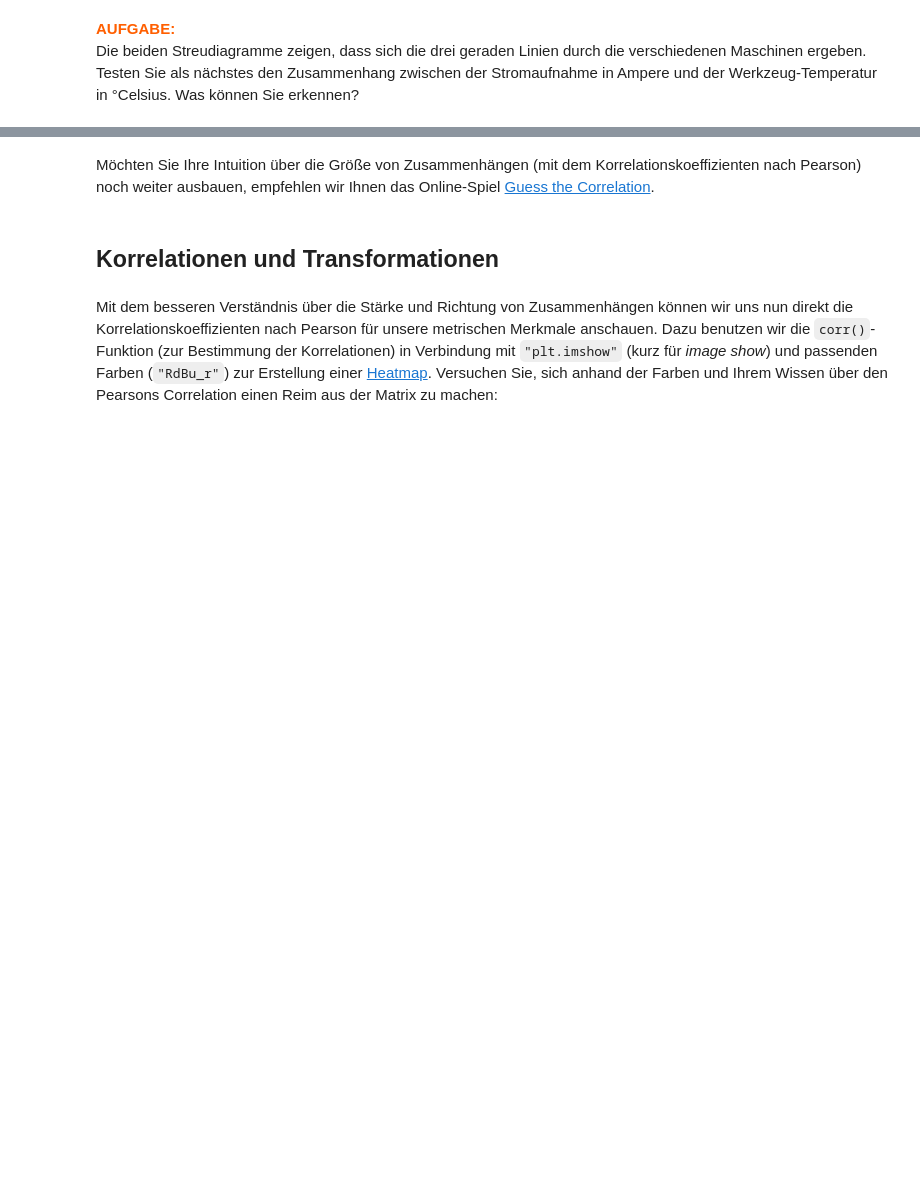
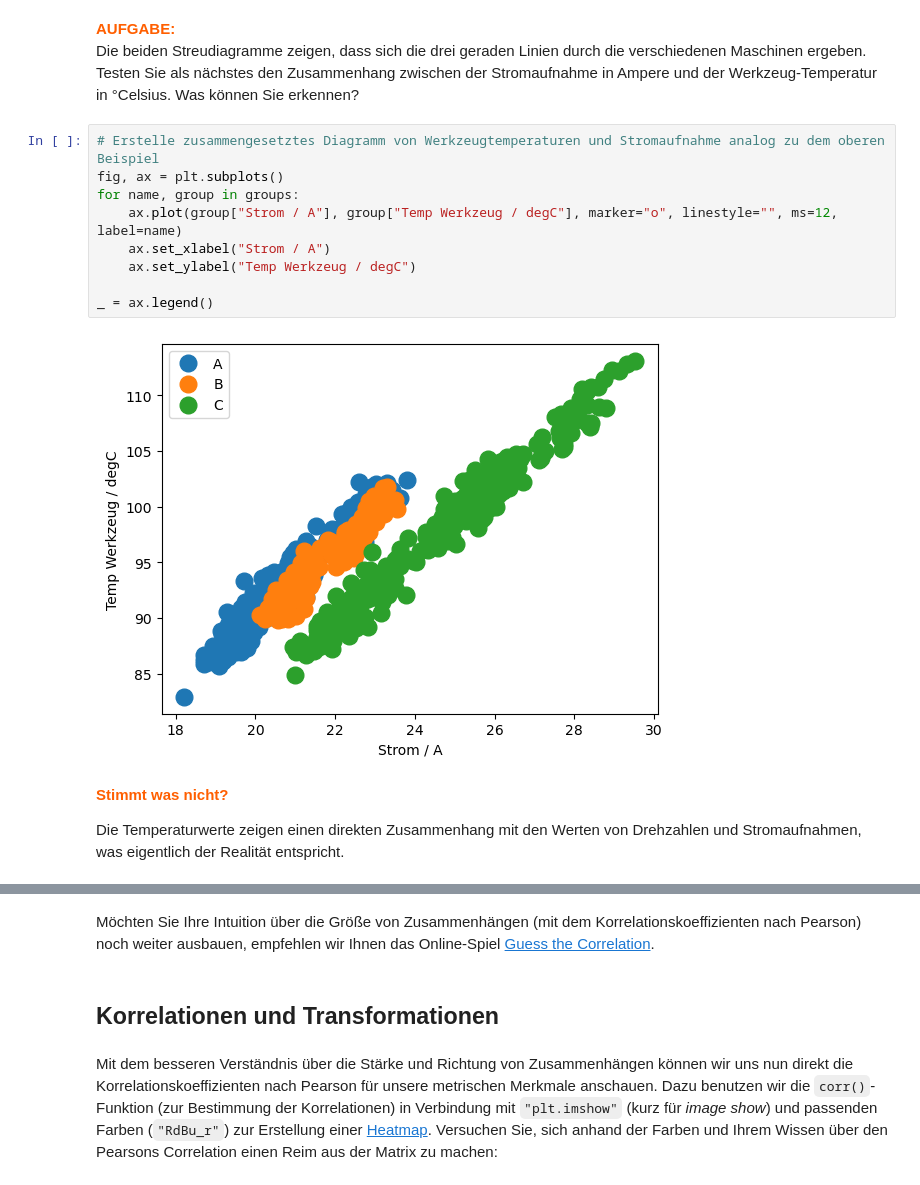
Before and after one commit to Robert35-dll/wikisys_exercise, a Jupyter notebook: 04/Datenexploration.ipynb, the cells around one changed output, grey strips where cells are left out. Saved outputs shown, nothing was run; the diff lists cells and outputs as text; blank space fills up the shorter version.

Commit message:
Completed the exercise Added more comments to previous tasks and created more diagrams for the rest

```diff
--- a/04/Datenexploration.ipynb
+++ b/04/Datenexploration.ipynb
@@ -159,5 +213,20 @@ _ = ax.legend()
 # %% [markdown]
 <span style="color:#FF5F00"><b>AUFGABE:</b></span><br>Die beiden Streudiagramme zeigen, dass sich die drei geraden Linien durch die verschiedenen Maschinen ergeben. Testen Sie als nächstes den Zusammenhang zwischen der Stromaufnahme in Ampere und der Werkzeug-Temperatur in °Celsius. Was können Sie erkennen?
+# %%
+# Erstelle zusammengesetztes Diagramm von Werkzeugtemperaturen und Stromaufnahme analog zu dem oberen Beispiel
+fig, ax = plt.subplots()
+for name, group in groups:
+    ax.plot(group["Strom / A"], group["Temp Werkzeug / degC"], marker="o", linestyle="", ms=12, label=name)
+    ax.set_xlabel("Strom / A")
+    ax.set_ylabel("Temp Werkzeug / degC")
+
+_ = ax.legend()
+# %% [output]
+[figure, added]
+# %% [markdown]
+<span style="color:#FF5F00"><b>Stimmt was nicht?</b></span><br>
+
+Die Temperaturwerte zeigen einen direkten Zusammenhang mit den Werten von Drehzahlen und Stromaufnahmen, was eigentlich der Realität entspricht.
 # %% [markdown]
 Um Ihnen eine bessere Intuition über die Größe und Richtung eines Zusammenhangs zu geben, haben wir eine Auswahl an Streudiagrammen mit unterschiedlichen Zusammenhängen zusammengestellt. Versuchen Sie, die unten aufgeführten Zusammenhänge einzuschätzen. Ist der folgende Zusammenhang groß oder klein, positiv oder negativ?
 
```
Also changed, not shown: parts of 21 cells of this notebook.
